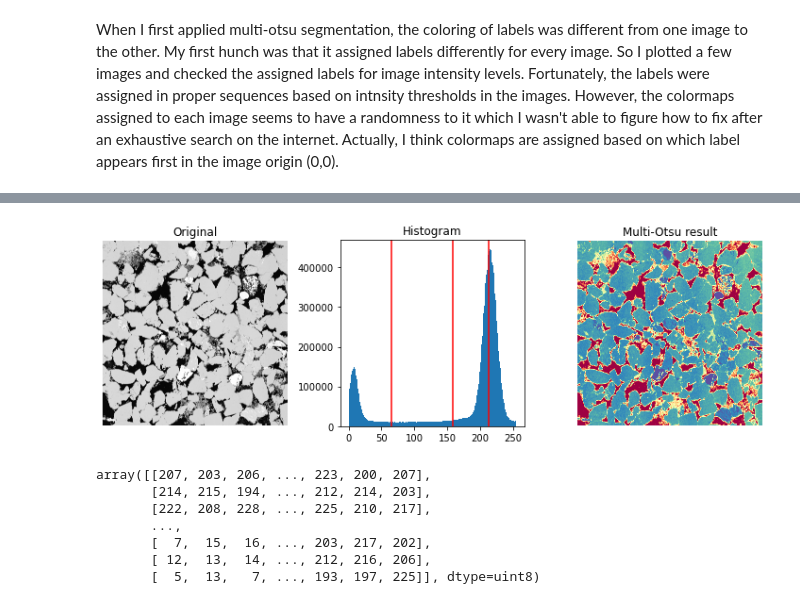
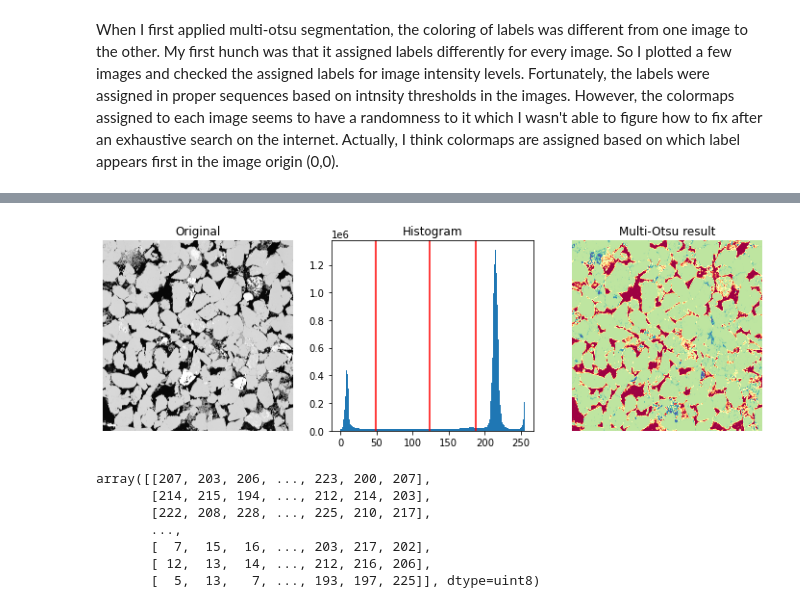
Before and after one commit to hsafari68/Pore-and-Grain-Size-Distribution, a Jupyter notebook: SEM_Analyzer.ipynb, the cells around one changed output, grey strips where cells are left out. Saved outputs shown, nothing was run; the diff lists cells and outputs as text; code cells hidden in the pictures.

```diff
--- a/SEM_Analyzer.ipynb
+++ b/SEM_Analyzer.ipynb
@@ -181,0 +252,4 @@ Thresholds
+# %%
+for i in range(len(Thresholds)):
+    if Thresholds[i][2]<200:
+        Thresholds[i][2]=222
@@ -181,0 +271,11 @@ Thresholds
+# %%
+Segs = []
+for i in tqdm(range(len(filtered))):
+    Seg = np.copy(filtered[i])
+    Seg[Seg<=Thresholds[i][0]]=0
+    Seg[(Seg>Thresholds[i][0]) & (Seg<=Thresholds[i][1])]=1
+    Seg[(Seg>Thresholds[i][1]) & (Seg<=Thresholds[i][2])]=2
+    Seg[Seg>Thresholds[i][2]]=3
+    Segs.append(Seg)
+
+Segs
@@ -182,9 +300,9 @@ Thresholds
 # %%
-image = Segmented_img[11]
+image = Segs[0]
 # Plotting the Multi Otsu result.
 plt.figure(figsize=(15,15))
 plt.subplot(121)
-plt.imshow(img_rescale_final[11], cmap='gray')
+plt.imshow(filtered[0], cmap='gray')
 plt.title('Original')
 plt.axis('off')
 plt.subplot(122)
@@ -226,3 +344,9 @@ def multiotsu_plot(image,regions,thresholds):
     return None
 # %% [markdown]
 When I first applied multi-otsu segmentation, the coloring of labels was different from one image to the other. My first hunch was that it assigned labels differently for every image. So I plotted a few images and checked the assigned labels for image intensity levels. Fortunately, the labels were assigned in proper sequences based on intnsity thresholds in the images. However, the colormaps assigned to each image seems to have a randomness to it which I wasn't able to figure how to fix after an exhaustive search on the internet. Actually, I think colormaps are assigned based on which label appears first in the image origin (0,0).
+# %%
+image_0 = np.copy(Segmented_img[0])
+#image_0[image_0==3]=4
+#image_0[image_0==2]=3
+#image_0[image_0==4]=2
+image_0
@@ -229,11 +361,11 @@ When I first applied multi-otsu segmentation, the coloring of labels was differe
 # %%
 from skimage import img_as_ubyte
-image0 =img_as_ubyte(img_rescale_final[0])
-regions0 = Segmented_img[0]
+image0 =img_as_ubyte(filtered[0])
+regions0 = image_0
 thresholds0 = Thresholds[0]
 multiotsu_plot(image0,regions0,thresholds0)
 # %% [output]
-[figure, old version]
+[figure, new version]
 # %%
 image0
 # %% [output]
```
Also changed, not shown: parts of 13 cells of this notebook.
